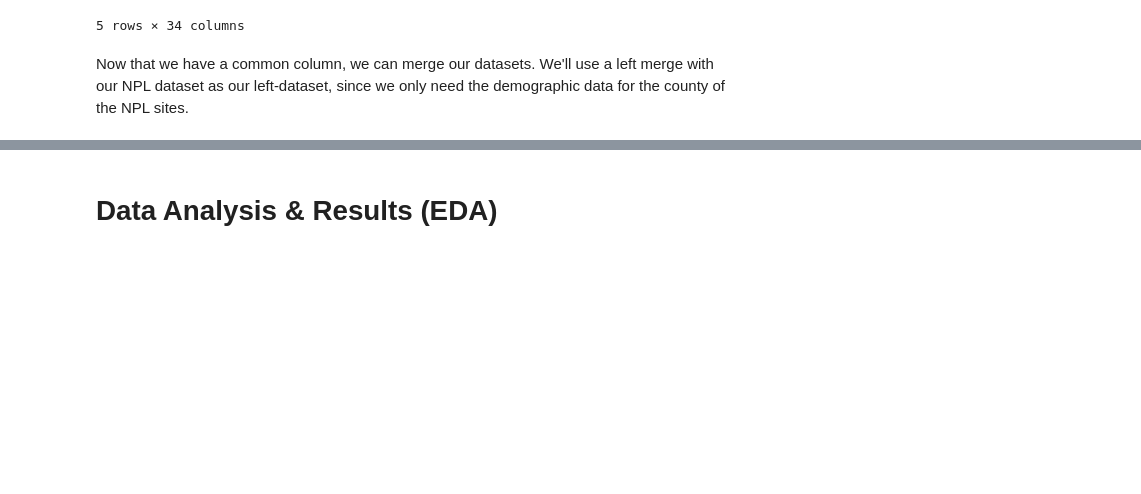
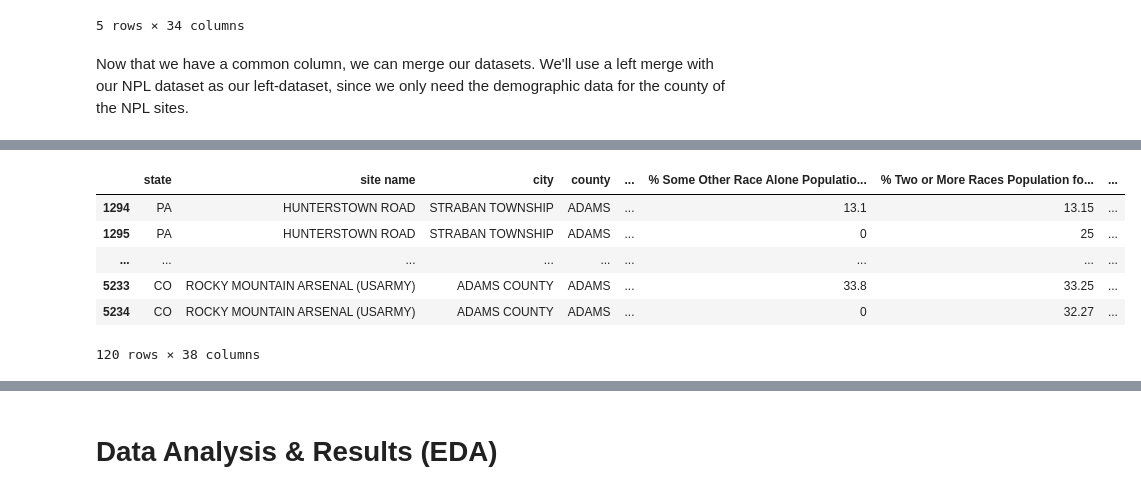
Before and after one commit to jeinuh/superfund-project, a Jupyter notebook: EDACheckpoint_group011.ipynb, the cells around one changed output, grey strips where cells are left out. Saved outputs shown, nothing was run; the diff lists cells and outputs as text; code cells hidden in the pictures; blank space fills up the shorter version.

```diff
--- a/EDACheckpoint_group011.ipynb
+++ b/EDACheckpoint_group011.ipynb
@@ -140,0 +169,10 @@ county_df.head()
+# %%
+county_df[county_df['county'] == 'ADAMS']
+# %% [output]
+|  | state | site name | city | county | ... | % Some Other Race Alone Populatio... | % Two or More Races Population fo... | ... |
+| 1294 | PA | HUNTERSTOWN ROAD | STRABAN TOWNSHIP | ADAMS | ... | 13.1 | 13.15 | ... |
+| 1295 | PA | HUNTERSTOWN ROAD | STRABAN TOWNSHIP | ADAMS | ... | 0 | 25 | ... |
+| ... | ... | ... | ... | ... | ... | ... | ... | ... |
+| 5233 | CO | ROCKY MOUNTAIN ARSENAL (USARMY) | ADAMS COUNTY | ADAMS | ... | 33.8 | 33.25 | ... |
+| 5234 | CO | ROCKY MOUNTAIN ARSENAL (USARMY) | ADAMS COUNTY | ADAMS | ... | 0 | 32.27 | ... |
+120 rows × 38 columns
```
Also changed, not shown: parts of 25 cells of this notebook, 1 other file.
